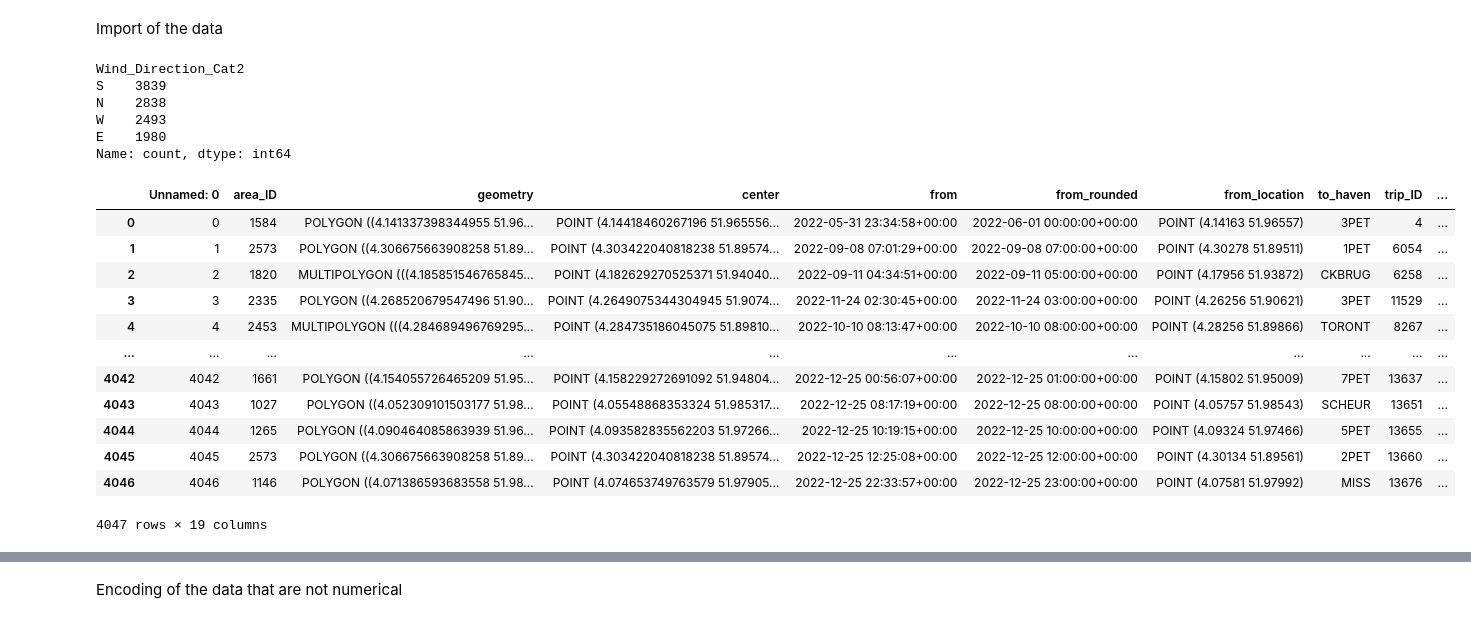
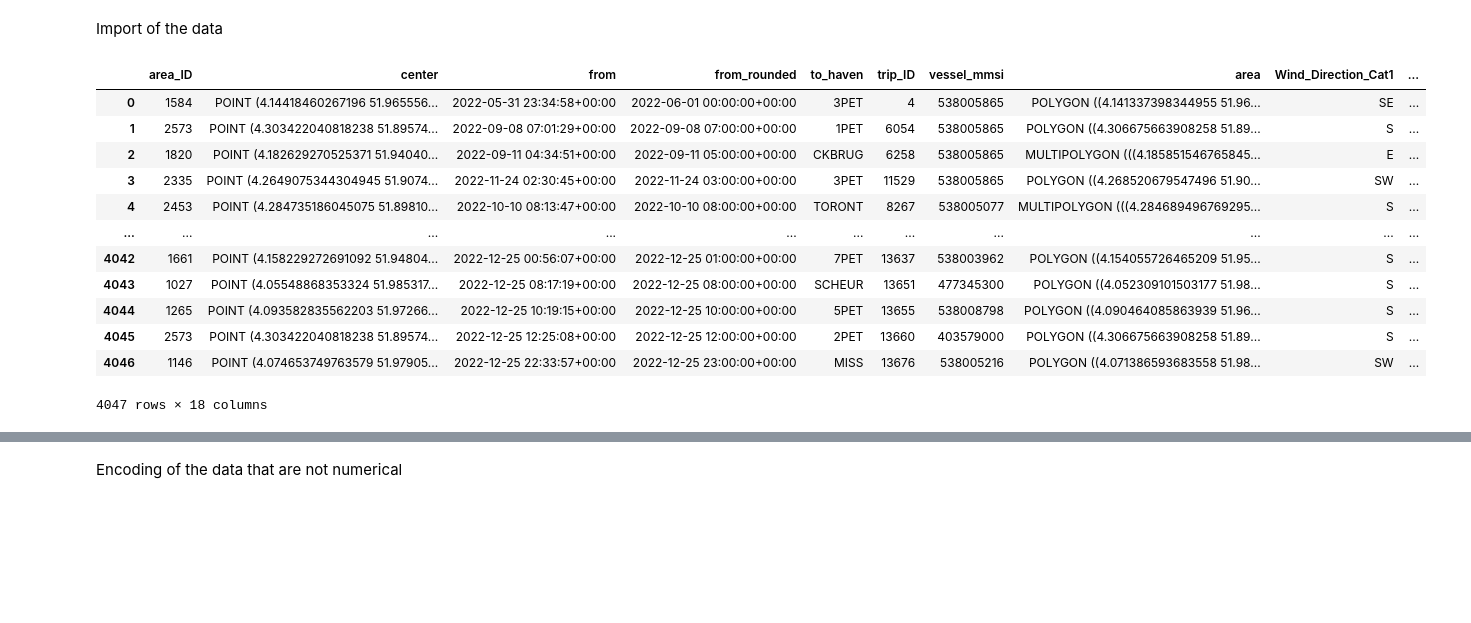
Before and after one commit to allanguzmanf/CIEM6302, a Jupyter notebook: Predictions.ipynb, the cells around one changed output, grey strips where cells are left out. Saved outputs shown, nothing was run; the diff lists cells and outputs as text; code cells hidden in the pictures; blank space fills up the shorter version.

```diff
--- a/Predictions.ipynb
+++ b/Predictions.ipynb
@@ -59,38 +61,30 @@ from sklearn.ensemble import GradientBoostingRegressor
 # %% [markdown]
 Import of the data
 # %%
-incoming_weather_size_draught = pd.read_csv('Data/Input_ML/incoming_weather_size_draught.csv')
-incoming_weather_size = pd.read_csv('Data/Input_ML/incoming_weather_size.csv')
-incoming_weather = pd.read_csv('Data/Input_ML/incoming_weather.csv')
+incoming_weather_size_draught = gpd.read_file('Data/Input_ML/incoming_weather_size_draught.geojson')
+incoming_weather_size = gpd.read_file('Data/Input_ML/incoming_weather_size.geojson')
+incoming_weather = gpd.read_file('Data/Input_ML/incoming_weather.geojson')
-# %%
-incoming_weather['Wind_Direction_Cat2'].value_counts()
-# %% [output]
-Wind_Direction_Cat2
-S    3839
-N    2838
-W    2493
-E    1980
-Name: count, dtype: int64
 # %%
 # Assuming 'column_name' is the name of the column containing strings in your DataFrame
 label_encoder = LabelEncoder()
 incoming_weather_size_draught['Wind_Direction'] = label_encoder.fit_transform(incoming_weather_size_draught['Wind_Direction_Cat2'])
 incoming_weather_size_draught['Type_Cat'] = label_encoder.fit_transform(incoming_weather_size_draught['Type'])
+incoming_weather_size_draught['Type'] = label_encoder.fit_transform(incoming_weather_size_draught['Type'])
 #incoming_weather_size_draught['Wind_speed'] = label_encoder.fit_transform(incoming_weather_size_draught['Wind_speed'])
 #incoming_weather_size_draught['to_haven'] = label_encoder.fit_transform(incoming_weather_size_draught['to_haven'])
 incoming_weather_size_draught
 # %% [output]
-|  | Unnamed: 0 | area_ID | geometry | center | from | from_rounded | from_location | to_haven | trip_ID | ... |
-| 0 | 0 | 1584 | POLYGON ((4.141337398344955 51.96... | POINT (4.14418460267196 51.965556... | 2022-05-31 23:34:58+00:00 | 2022-06-01 00:00:00+00:00 | POINT (4.14163 51.96557) | 3PET | 4 | ... |
-| 1 | 1 | 2573 | POLYGON ((4.306675663908258 51.89... | POINT (4.303422040818238 51.89574... | 2022-09-08 07:01:29+00:00 | 2022-09-08 07:00:00+00:00 | POINT (4.30278 51.89511) | 1PET | 6054 | ... |
-| 2 | 2 | 1820 | MULTIPOLYGON (((4.185851546765845... | POINT (4.182629270525371 51.94040... | 2022-09-11 04:34:51+00:00 | 2022-09-11 05:00:00+00:00 | POINT (4.17956 51.93872) | CKBRUG | 6258 | ... |
-| 3 | 3 | 2335 | POLYGON ((4.268520679547496 51.90... | POINT (4.2649075344304945 51.9074... | 2022-11-24 02:30:45+00:00 | 2022-11-24 03:00:00+00:00 | POINT (4.26256 51.90621) | 3PET | 11529 | ... |
-| 4 | 4 | 2453 | MULTIPOLYGON (((4.284689496769295... | POINT (4.284735186045075 51.89810... | 2022-10-10 08:13:47+00:00 | 2022-10-10 08:00:00+00:00 | POINT (4.28256 51.89866) | TORONT | 8267 | ... |
+|  | area_ID | center | from | from_rounded | to_haven | trip_ID | vessel_mmsi | area | Wind_Direction_Cat1 | ... |
+| 0 | 1584 | POINT (4.14418460267196 51.965556... | 2022-05-31 23:34:58+00:00 | 2022-06-01 00:00:00+00:00 | 3PET | 4 | 538005865 | POLYGON ((4.141337398344955 51.96... | SE | ... |
+| 1 | 2573 | POINT (4.303422040818238 51.89574... | 2022-09-08 07:01:29+00:00 | 2022-09-08 07:00:00+00:00 | 1PET | 6054 | 538005865 | POLYGON ((4.306675663908258 51.89... | S | ... |
+| 2 | 1820 | POINT (4.182629270525371 51.94040... | 2022-09-11 04:34:51+00:00 | 2022-09-11 05:00:00+00:00 | CKBRUG | 6258 | 538005865 | MULTIPOLYGON (((4.185851546765845... | E | ... |
+| 3 | 2335 | POINT (4.2649075344304945 51.9074... | 2022-11-24 02:30:45+00:00 | 2022-11-24 03:00:00+00:00 | 3PET | 11529 | 538005865 | POLYGON ((4.268520679547496 51.90... | SW | ... |
+| 4 | 2453 | POINT (4.284735186045075 51.89810... | 2022-10-10 08:13:47+00:00 | 2022-10-10 08:00:00+00:00 | TORONT | 8267 | 538005077 | MULTIPOLYGON (((4.284689496769295... | S | ... |
 | ... | ... | ... | ... | ... | ... | ... | ... | ... | ... | ... |
-| 4042 | 4042 | 1661 | POLYGON ((4.154055726465209 51.95... | POINT (4.158229272691092 51.94804... | 2022-12-25 00:56:07+00:00 | 2022-12-25 01:00:00+00:00 | POINT (4.15802 51.95009) | 7PET | 13637 | ... |
-| 4043 | 4043 | 1027 | POLYGON ((4.052309101503177 51.98... | POINT (4.05548868353324 51.985317... | 2022-12-25 08:17:19+00:00 | 2022-12-25 08:00:00+00:00 | POINT (4.05757 51.98543) | SCHEUR | 13651 | ... |
-| 4044 | 4044 | 1265 | POLYGON ((4.090464085863939 51.96... | POINT (4.093582835562203 51.97266... | 2022-12-25 10:19:15+00:00 | 2022-12-25 10:00:00+00:00 | POINT (4.09324 51.97466) | 5PET | 13655 | ... |
-| 4045 | 4045 | 2573 | POLYGON ((4.306675663908258 51.89... | POINT (4.303422040818238 51.89574... | 2022-12-25 12:25:08+00:00 | 2022-12-25 12:00:00+00:00 | POINT (4.30134 51.89561) | 2PET | 13660 | ... |
-| 4046 | 4046 | 1146 | POLYGON ((4.071386593683558 51.98... | POINT (4.074653749763579 51.97905... | 2022-12-25 22:33:57+00:00 | 2022-12-25 23:00:00+00:00 | POINT (4.07581 51.97992) | MISS | 13676 | ... |
+| 4042 | 1661 | POINT (4.158229272691092 51.94804... | 2022-12-25 00:56:07+00:00 | 2022-12-25 01:00:00+00:00 | 7PET | 13637 | 538003962 | POLYGON ((4.154055726465209 51.95... | S | ... |
+| 4043 | 1027 | POINT (4.05548868353324 51.985317... | 2022-12-25 08:17:19+00:00 | 2022-12-25 08:00:00+00:00 | SCHEUR | 13651 | 477345300 | POLYGON ((4.052309101503177 51.98... | S | ... |
+| 4044 | 1265 | POINT (4.093582835562203 51.97266... | 2022-12-25 10:19:15+00:00 | 2022-12-25 10:00:00+00:00 | 5PET | 13655 | 538008798 | POLYGON ((4.090464085863939 51.96... | S | ... |
+| 4045 | 2573 | POINT (4.303422040818238 51.89574... | 2022-12-25 12:25:08+00:00 | 2022-12-25 12:00:00+00:00 | 2PET | 13660 | 403579000 | POLYGON ((4.306675663908258 51.89... | S | ... |
+| 4046 | 1146 | POINT (4.074653749763579 51.97905... | 2022-12-25 22:33:57+00:00 | 2022-12-25 23:00:00+00:00 | MISS | 13676 | 538005216 | POLYGON ((4.071386593683558 51.98... | SW | ... |
-4047 rows × 19 columns
+4047 rows × 18 columns
 # %%
```
Also changed, not shown: parts of 16 cells of this notebook, 14 other files.
